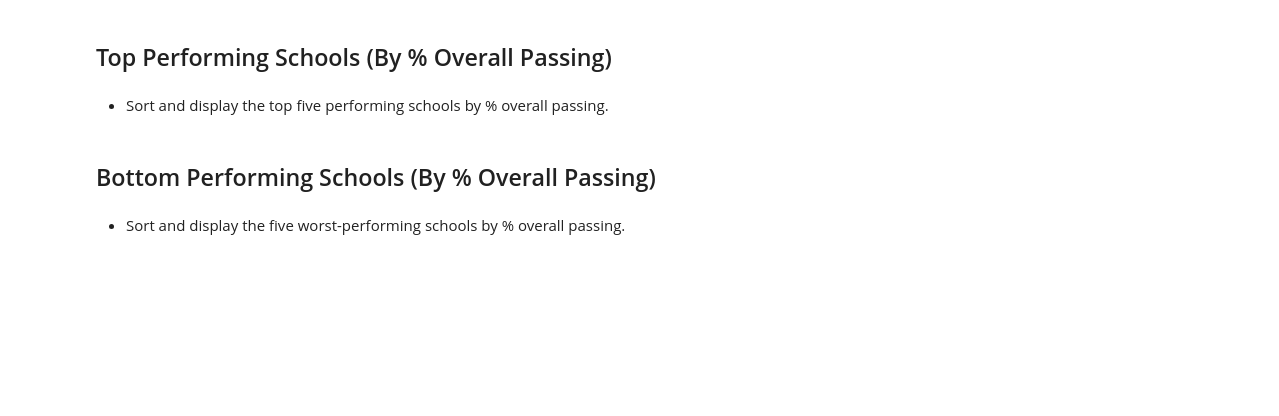
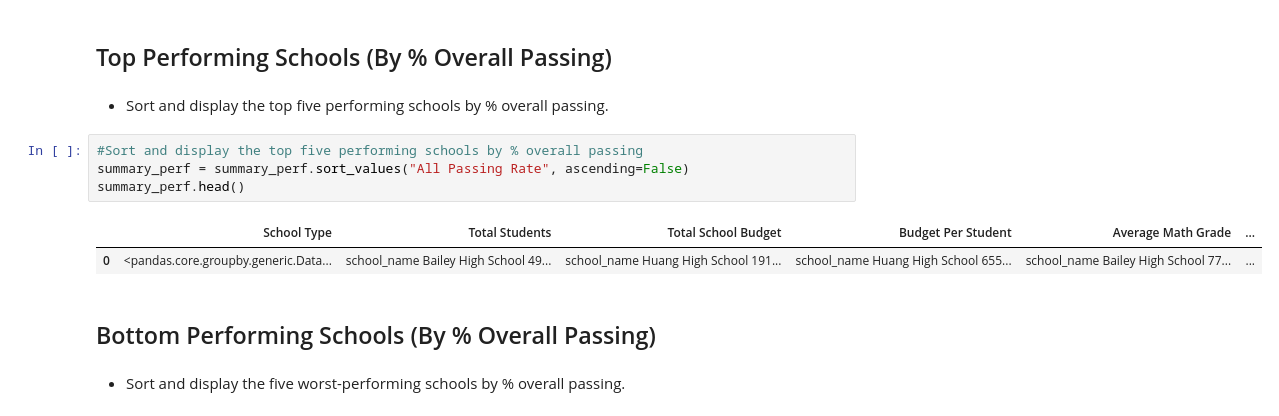
Before and after one commit to flbpilot/Panda-Challenge, a Jupyter notebook: PyCitySchools/PyCitySchools_starter.ipynb, the cells around one changed output. Cells and saved outputs as stored; diff of their text form; blank space fills up the shorter version.

```diff
--- a/PyCitySchools/PyCitySchools_starter.ipynb
+++ b/PyCitySchools/PyCitySchools_starter.ipynb
@@ -312,6 +318,13 @@ ValueError: If using all scalar values, you must pass an index
 ## Top Performing Schools (By % Overall Passing)
 # %% [markdown]
 * Sort and display the top five performing schools by % overall passing.
+# %%
+#Sort and display the top five performing schools by % overall passing
+summary_perf = summary_perf.sort_values("All Passing Rate", ascending=False)
+summary_perf.head()
+# %% [output]
+|  | School Type | Total Students | Total School Budget | Budget Per Student | Average Math Grade | ... |
+| 0 | <pandas.core.groupby.generic.Data... | school_name Bailey High School 49... | school_name Huang High School 191... | school_name Huang High School 655... | school_name Bailey High School 77... | ... |
 # %% [markdown]
 ## Bottom Performing Schools (By % Overall Passing)
 # %% [markdown]
```
Also changed, not shown: parts of 4 cells of this notebook.
